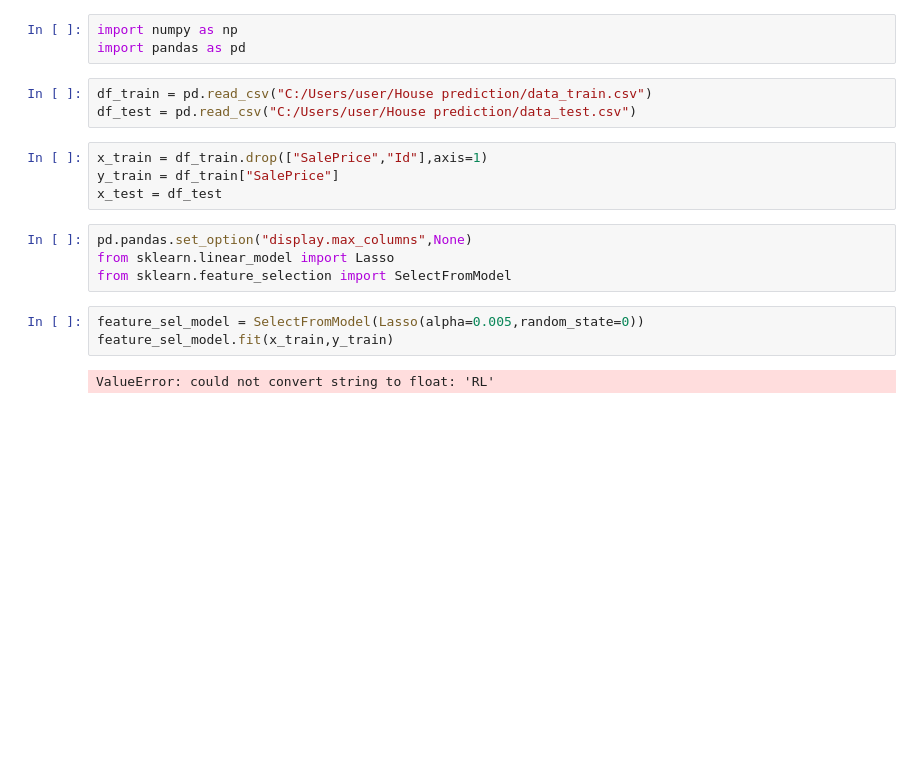
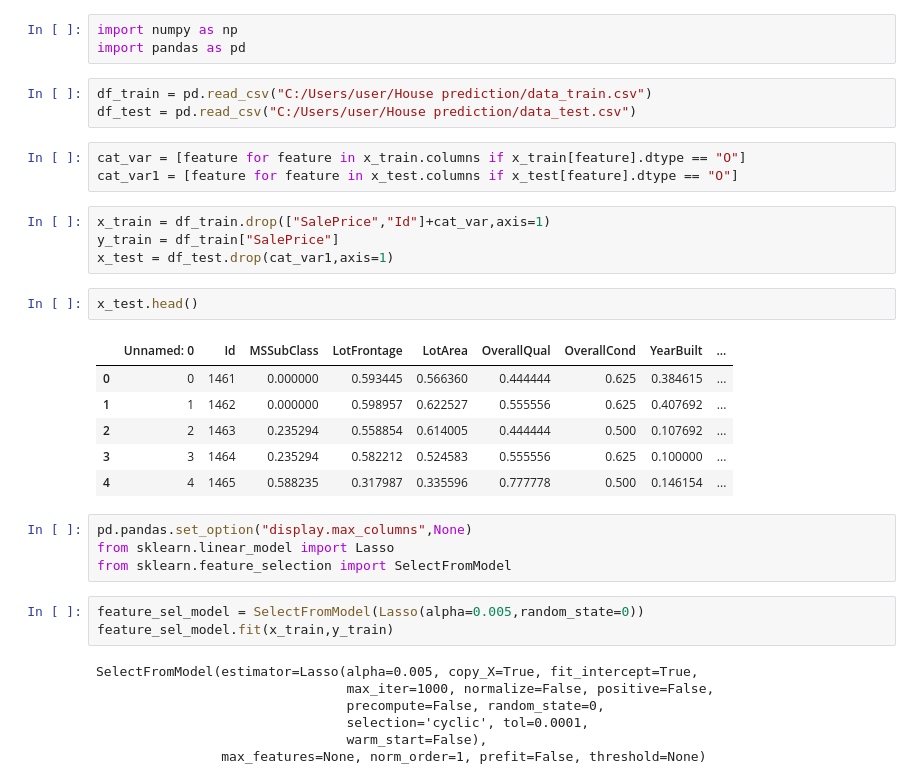
Before and after one commit to ShahulHam33d/House_price_prediction, a Jupyter notebook: FS-House_price_prediction.ipynb, the cells around one changed output. Drawn from its saved outputs; the diff is of its cells as text; blank space fills up the shorter version.

```diff
--- a/FS-House_price_prediction.ipynb
+++ b/FS-House_price_prediction.ipynb
@@ -4,10 +4,22 @@ import pandas as pd
 # %%
 df_train = pd.read_csv("C:/Users/user/House prediction/data_train.csv")
 df_test = pd.read_csv("C:/Users/user/House prediction/data_test.csv")
+# %%
+cat_var = [feature for feature in x_train.columns if x_train[feature].dtype == "O"]
+cat_var1 = [feature for feature in x_test.columns if x_test[feature].dtype == "O"]
 # %%
-x_train = df_train.drop(["SalePrice","Id"],axis=1)
+x_train = df_train.drop(["SalePrice","Id"]+cat_var,axis=1)
 y_train = df_train["SalePrice"]
-x_test = df_test
+x_test = df_test.drop(cat_var1,axis=1)
+# %%
+x_test.head()
+# %% [output]
+|  | Unnamed: 0 | Id | MSSubClass | LotFrontage | LotArea | OverallQual | OverallCond | YearBuilt | ... |
+| 0 | 0 | 1461 | 0.000000 | 0.593445 | 0.566360 | 0.444444 | 0.625 | 0.384615 | ... |
+| 1 | 1 | 1462 | 0.000000 | 0.598957 | 0.622527 | 0.555556 | 0.625 | 0.407692 | ... |
+| 2 | 2 | 1463 | 0.235294 | 0.558854 | 0.614005 | 0.444444 | 0.500 | 0.107692 | ... |
+| 3 | 3 | 1464 | 0.235294 | 0.582212 | 0.524583 | 0.555556 | 0.625 | 0.100000 | ... |
+| 4 | 4 | 1465 | 0.588235 | 0.317987 | 0.335596 | 0.777778 | 0.500 | 0.146154 | ... |
 # %%
 pd.pandas.set_option("display.max_columns",None)
 from sklearn.linear_model import Lasso
@@ -16,4 +28,9 @@ from sklearn.feature_selection import SelectFromModel
 feature_sel_model = SelectFromModel(Lasso(alpha=0.005,random_state=0))
 feature_sel_model.fit(x_train,y_train)
 # %% [output]
-ValueError: could not convert string to float: 'RL'
+SelectFromModel(estimator=Lasso(alpha=0.005, copy_X=True, fit_intercept=True,
+                                max_iter=1000, normalize=False, positive=False,
+                                precompute=False, random_state=0,
+                                selection='cyclic', tol=0.0001,
+                                warm_start=False),
+                max_features=None, norm_order=1, prefit=False, threshold=None)
```
